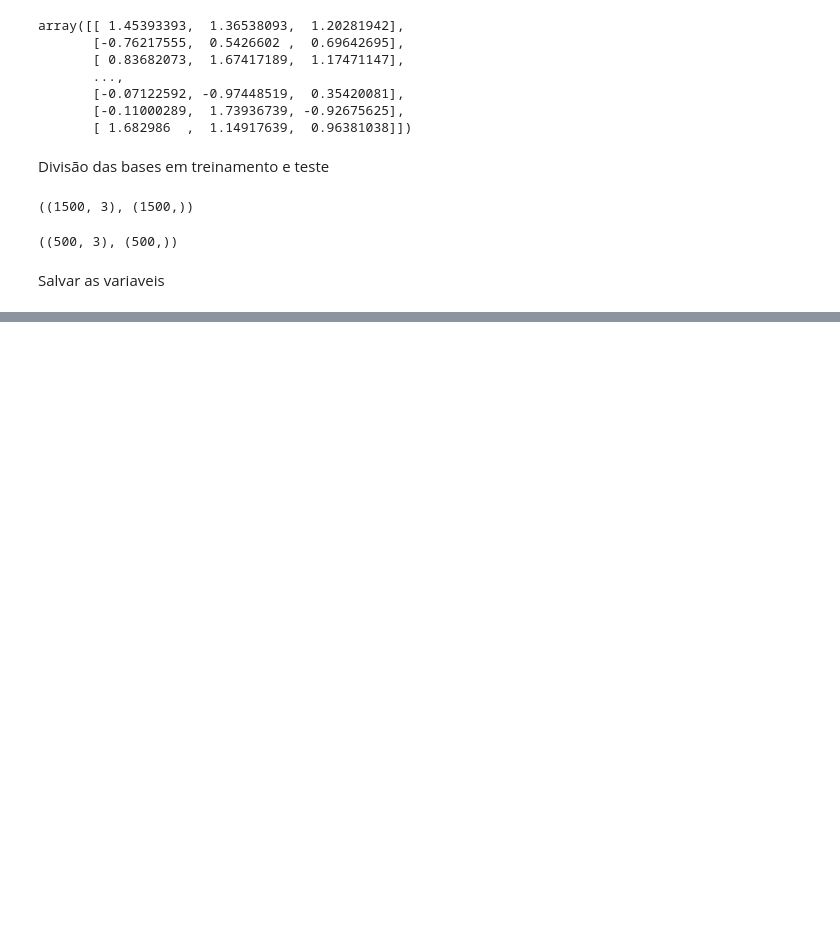
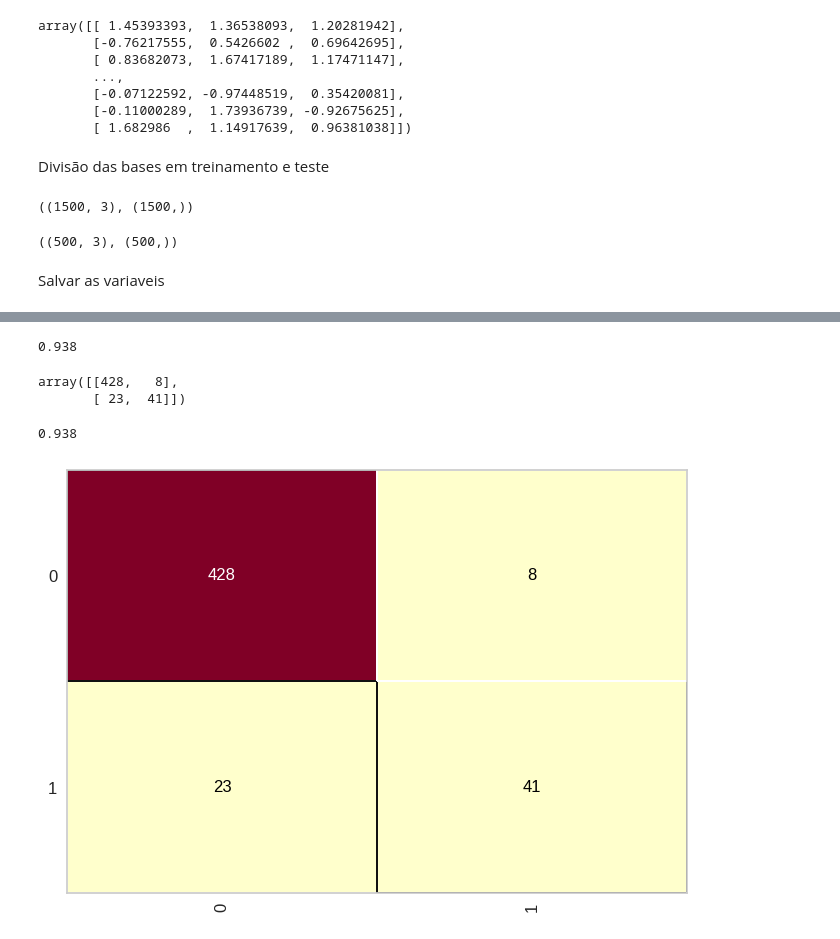
Before and after one commit to Henrique0078/Base_credit_python, a Jupyter notebook: Base_credito.ipynb, the cells around one changed output, grey strips where cells are left out. Saved outputs shown, nothing was run; the diff lists cells and outputs as text; code cells hidden in the pictures; blank space fills up the shorter version.

Commit message:
Algoritmo Naive_bayes

```diff
--- a/Base_credito.ipynb
+++ b/Base_credito.ipynb
@@ -378,0 +436,5 @@ with open('credit.pkl', mode = 'wb') as f:
+# %%
+x_risco_credito[:, 0] = label_enconder_historia.fit_transform(x_risco_credito[:, 0])
+x_risco_credito[:, 1] = label_enconder_divida.fit_transform(x_risco_credito[:, 1])
+x_risco_credito[:, 2] = label_enconder_garantia.fit_transform(x_risco_credito[:, 2])
+x_risco_credito[:, 3] = label_enconder_renda.fit_transform(x_risco_credito[:, 3])
@@ -378,0 +458,4 @@ with open('credit.pkl', mode = 'wb') as f:
+# %%
+import pickle
+with open('risco_credito.pkl', 'wb') as f:
+  pickle.dump([x_risco_credito, y_risco_credito], f)
@@ -378,0 +492,4 @@ with open('credit.pkl', mode = 'wb') as f:
+# %%
+import pickle
+with open('credit.pkl', 'rb') as f:
+  x_credito_treinamento, y_credito_treinamento, x_credito_teste, y_credito_teste = pickle.load(f)
@@ -378,0 +504,3 @@ with open('credit.pkl', mode = 'wb') as f:
+# %%
+naive_credito_data = GaussianNB()
+naive_credito_data.fit(x_credito_treinamento, y_credito_treinamento)
@@ -378,0 +553,9 @@ with open('credit.pkl', mode = 'wb') as f:
+# %%
+accuracy_score(y_credito_teste, previsoes)
+# %% [output]
+0.938
+# %%
+confusion_matrix(y_credito_teste, previsoes)
+# %% [output]
+array([[428,   8],
+       [ 23,  41]])
@@ -378,0 +564,7 @@ with open('credit.pkl', mode = 'wb') as f:
+# %%
+cm = ConfusionMatrix(naive_credito_data)
+cm.fit(x_credito_treinamento, y_credito_treinamento)
+cm.score(x_credito_teste, y_credito_teste)
+# %% [output]
+0.938
+[figure, added]
```
Also changed, not shown: parts of 26 cells of this notebook.
